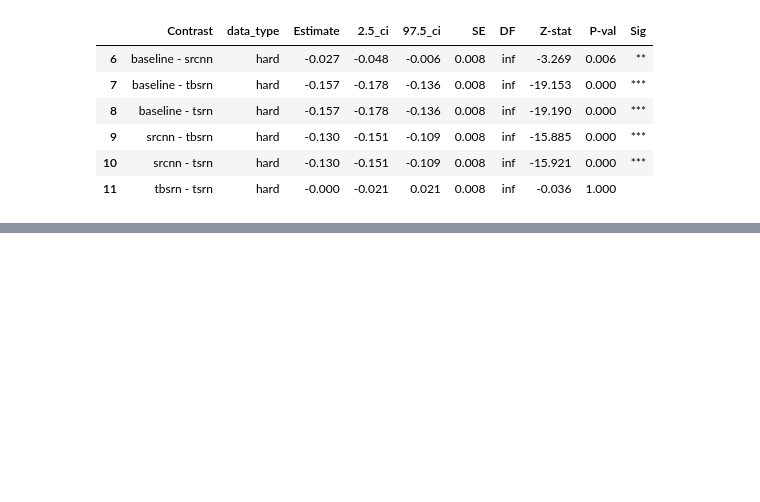
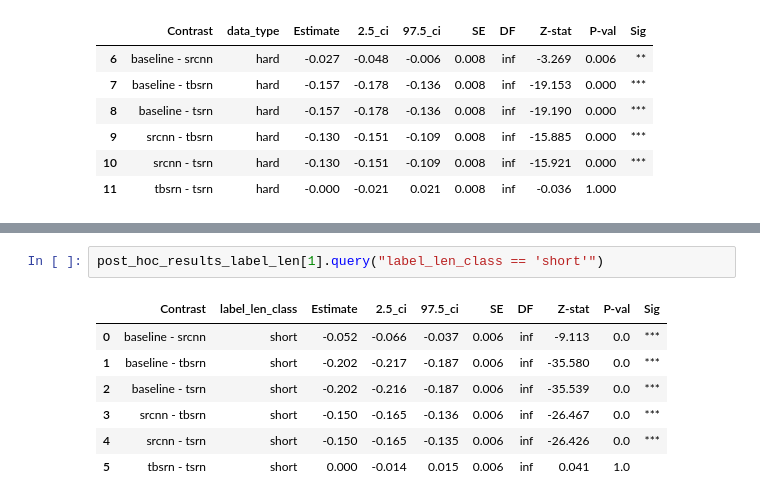
Before and after one commit to anhtu-phan/ocr-significance-testing, a Jupyter notebook: statistical_significant_testing.ipynb, the cells around one changed output, grey strips where cells are left out. Drawn from its saved outputs; the diff is of its cells as text; blank space fills up the shorter version.

```diff
--- a/statistical_significant_testing.ipynb
+++ b/statistical_significant_testing.ipynb
@@ -199,0 +262,10 @@ post_hoc_results[1].query("data_type == 'hard'")
+# %%
+post_hoc_results_label_len[1].query("label_len_class == 'short'")
+# %% [output]
+|  | Contrast | label_len_class | Estimate | 2.5_ci | 97.5_ci | SE | DF | Z-stat | P-val | Sig |
+| 0 | baseline - srcnn | short | -0.052 | -0.066 | -0.037 | 0.006 | inf | -9.113 | 0.0 | *** |
+| 1 | baseline - tbsrn | short | -0.202 | -0.217 | -0.187 | 0.006 | inf | -35.580 | 0.0 | *** |
+| 2 | baseline - tsrn | short | -0.202 | -0.216 | -0.187 | 0.006 | inf | -35.539 | 0.0 | *** |
+| 3 | srcnn - tbsrn | short | -0.150 | -0.165 | -0.136 | 0.006 | inf | -26.467 | 0.0 | *** |
+| 4 | srcnn - tsrn | short | -0.150 | -0.165 | -0.135 | 0.006 | inf | -26.426 | 0.0 | *** |
+| 5 | tbsrn - tsrn | short | 0.000 | -0.014 | 0.015 | 0.006 | inf | 0.041 | 1.0 |  |
```
Also changed, not shown: parts of 14 cells of this notebook.
